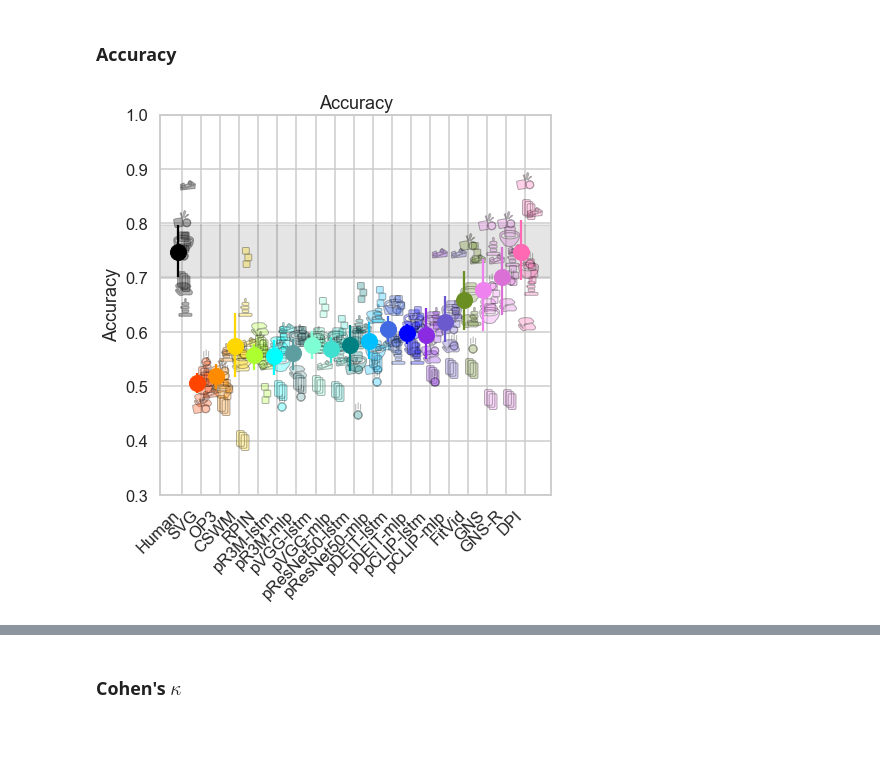
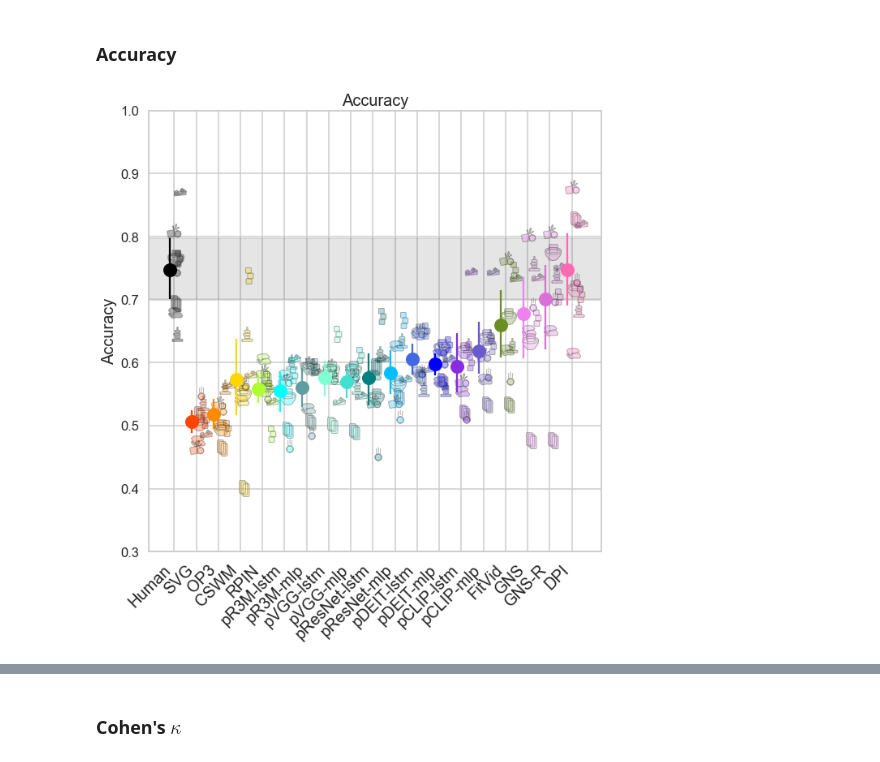
Before and after one commit to cogtoolslab/physics-benchmarking-neurips2021, a Jupyter notebook: analysis/paper_plots.ipynb, the cells around one changed output, grey strips where cells are left out. Saved outputs shown, nothing was run; the diff lists cells and outputs as text; code cells hidden in the pictures; blank space fills up the shorter version.

```diff
--- a/analysis/paper_plots.ipynb
+++ b/analysis/paper_plots.ipynb
@@ -196,8 +196,8 @@ MODELS = {
  'pR3M_MLP_R3M_nan_nan_nan_L2 on latent_0_same': 'pR3M-mlp',
  'VGGFrozenLSTM_VGG_nan_nan_nan_L2 on latent_0_same': 'pVGG-lstm',
  'VGGFrozenMLP_VGG_nan_nan_nan_L2 on latent_0_same': 'pVGG-mlp',
- 'pResNet50_LSTM_ResNet50_nan_nan_nan_L2 on latent_0_same': 'pResNet50-lstm',
- 'pResNet50_MLP_ResNet50_nan_nan_nan_L2 on latent_0_same': 'pResNet50-mlp',
+ 'pResNet50_LSTM_ResNet50_nan_nan_nan_L2 on latent_0_same': 'pResNet-lstm',
+ 'pResNet50_MLP_ResNet50_nan_nan_nan_L2 on latent_0_same': 'pResNet-mlp',
  'DEITFrozenLSTM_DEIT_nan_nan_nan_L2 on latent_0_same': 'pDEIT-lstm',
  'DEITFrozenMLP_DEIT_nan_nan_nan_L2 on latent_0_same': 'pDEIT-mlp',
  'pCLIP_LSTM_CLIP_nan_nan_nan_L2 on latent_0_same': 'pCLIP-lstm',
@@ -221,8 +221,8 @@ COLORS = {
     'pVGG-mlp':'turquoise',
     'pR3M-lstm':'aqua',
     'pR3M-mlp':'cadetblue',
-    'pResNet50-lstm':'teal',
-    'pResNet50-mlp':'deepskyblue',
+    'pResNet-lstm':'teal',
+    'pResNet-mlp':'deepskyblue',
     'FitVid': 'olivedrab',
     'GNS':'violet',
     'GNS-R':'orchid',
@@ -279,7 +279,9 @@ MEAN_MULTIPLIER = 0.8
 ALPHA = 0.2
 SCEN_SHIFT = .06
 N_ITER = 1000
-FIGSIZE = (7,7)
+FIGSIZE = (10,10)
+TITLE_SIZE = 20
+LABEL_SIZE = 20
 # %%
 def bootstrap_means(means):
     """Bootstraps over the means across scenarios to generate lower and upper confidence bounds"""
@@ -320,34 +322,34 @@ for si,scenario in enumerate(SCENARIOS):
                   markerfacecolor=COLORS[model_name],
                   color="black",
                   label=scenario,
                   alpha=.3,
                   ms=MARKER_SIZE)
 #plot means
 ## human
 lb_human = abs(mean_human - lb_human) #as we error relative to mean
 ub_human = abs(mean_human - ub_human)
 axis.errorbar(0-.2,mean_human,
               yerr=([lb_human],[ub_human]),
               label="Human",
               color="black",
               marker = "o",
               ms=MARKER_SIZE*MEAN_MULTIPLIER)
 ## models
 for x,(model,model_name) in enumerate(MODELS.items()):
     mean,lb,ub,_,_ = bootstrap_means(MH_both[(MH_both['Model Kind'] == model)]['model_correct'])
     axis.errorbar(x+1-.2,mean,([abs(mean-lb)],[abs(mean-ub)]),
       marker="o",
       color=COLORS[model_name],
       label=model_name,
       ms=MARKER_SIZE*MEAN_MULTIPLIER)
 
 #add labels
 axis.set_xticks(np.arange(len(MODELS)+1))
-axis.set_xticklabels(["Human"] + list(MODELS.values()),rotation=45,ha='right')
-axis.set_title("Accuracy")
-axis.set_ylabel("Accuracy")
+axis.set_xticklabels(["Human"] + list(MODELS.values()),rotation=45,ha='right', fontsize=LABEL_SIZE)
+axis.set_title("Accuracy", fontsize=TITLE_SIZE)
+axis.set_ylabel("Accuracy", fontsize=LABEL_SIZE)
 axis.set_ybound((0.3,1))
 plt.savefig(os.path.join(plot_dir,"human_model_accuracy.pdf"),bbox_inches='tight')
 plt.show()
 # %% [output]
-[figure, old version]
+[figure, new version]
```
Also changed, not shown: parts of 7 cells of this notebook, 3 other files.
